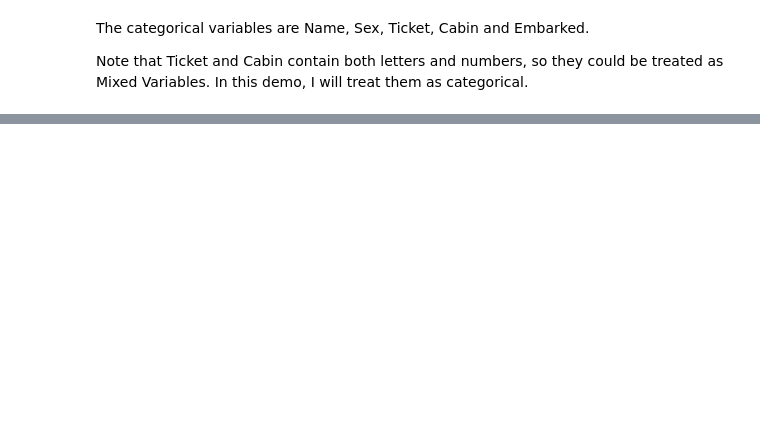
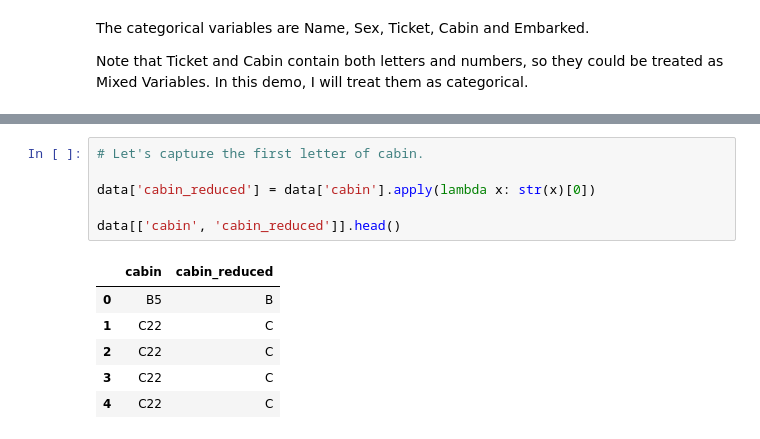
Before and after one commit to dajebbar/feature_engineering, a Jupyter notebook: python_fe/Lec-2.ipynb, the cells around one changed output, grey strips where cells are left out. Drawn from its saved outputs; the diff is of its cells as text; blank space fills up the shorter version.

Commit message:
high cardinality reduced

```diff
--- a/python_fe/Lec-2.ipynb
+++ b/python_fe/Lec-2.ipynb
@@ -266,0 +314,13 @@ cardinality_inspect(cat_df[cat_cols])
+# %%
+# Let's capture the first letter of cabin.
+
+data['cabin_reduced'] = data['cabin'].apply(lambda x: str(x)[0])
+
+data[['cabin', 'cabin_reduced']].head()
+# %% [output]
+|  | cabin | cabin_reduced |
+| 0 | B5 | B |
+| 1 | C22 | C |
+| 2 | C22 | C |
+| 3 | C22 | C |
+| 4 | C22 | C |
```
Also changed, not shown: parts of 6 cells of this notebook.
